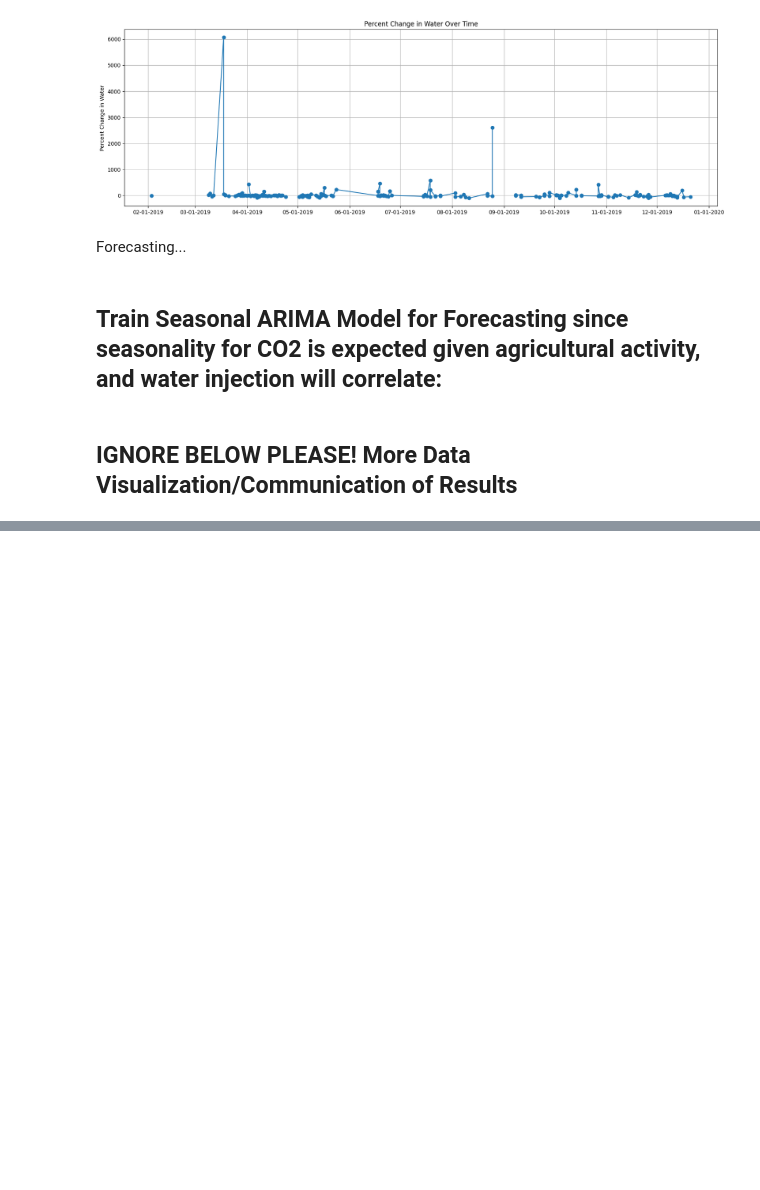
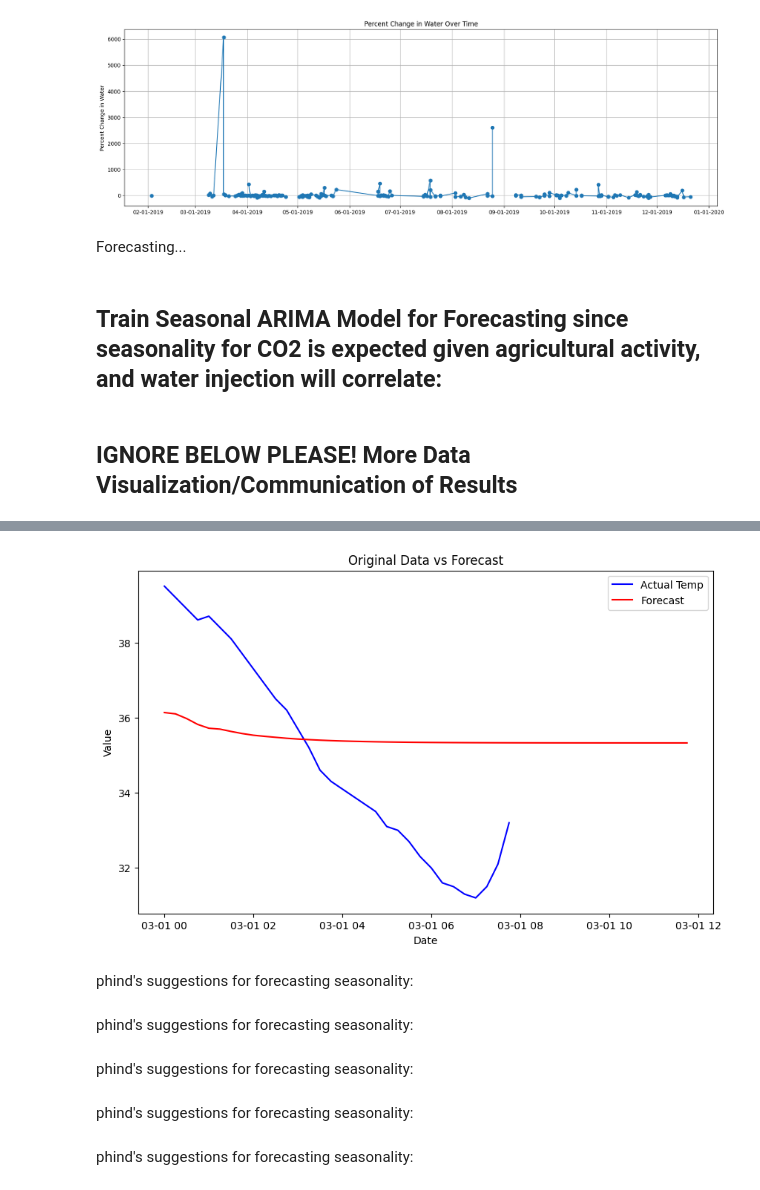
Before and after one commit to DrMelissaFranklin/Docker.dsub, a Jupyter notebook: Capstone_CO2_Sequestration_project.ipynb, the cells around one changed output, grey strips where cells are left out. Cells and saved outputs as stored; diff of their text form; code cells hidden in the pictures; blank space fills up the shorter version.

```diff
--- a/Capstone_CO2_Sequestration_project.ipynb
+++ b/Capstone_CO2_Sequestration_project.ipynb
@@ -350,0 +395,9 @@ plt.show()
+# %%
+# Train ARIMA Model for Forecasting:
+
+# Fit ARIMA model
+model = ARIMA(df['Temperature'], order=(5,1,0))  # Example order, you can tune this
+fit_model = model.fit()
+
+# Forecast next 12 time steps
+forecast = fit_model.forecast(steps= 48)
@@ -350,0 +429,2 @@ plt.show()
+# %%
+forecastdf = pd.DataFrame(forecast)
@@ -350,0 +462,2 @@ plt.show()
+# %%
+forecastdf.index = pd.date_range("2024-03-01", periods=48, freq="15min")
@@ -350,0 +552,24 @@ plt.show()
+# %%
+actualtempdf.index = pd.date_range("2024-03-01", periods=32, freq="15min")
+# %%
+# Plot original data and forecast
+plt.figure(figsize=(10, 6))
+plt.plot(actualtempdf,label='Actual Temp', color = 'blue')
+plt.plot(forecastdf, label='Forecast', color='red')
+plt.title('Original Data vs Forecast')
+plt.xlabel('Date')
+plt.ylabel('Value')
+plt.legend()
+plt.show()
+# %% [output]
+[figure, added]
+# %% [markdown]
+phind's suggestions for forecasting seasonality:
+# %% [markdown]
+phind's suggestions for forecasting seasonality:
+# %% [markdown]
+phind's suggestions for forecasting seasonality:
+# %% [markdown]
+phind's suggestions for forecasting seasonality:
+# %% [markdown]
+phind's suggestions for forecasting seasonality:
```
Also changed, not shown: parts of 22 cells of this notebook.
